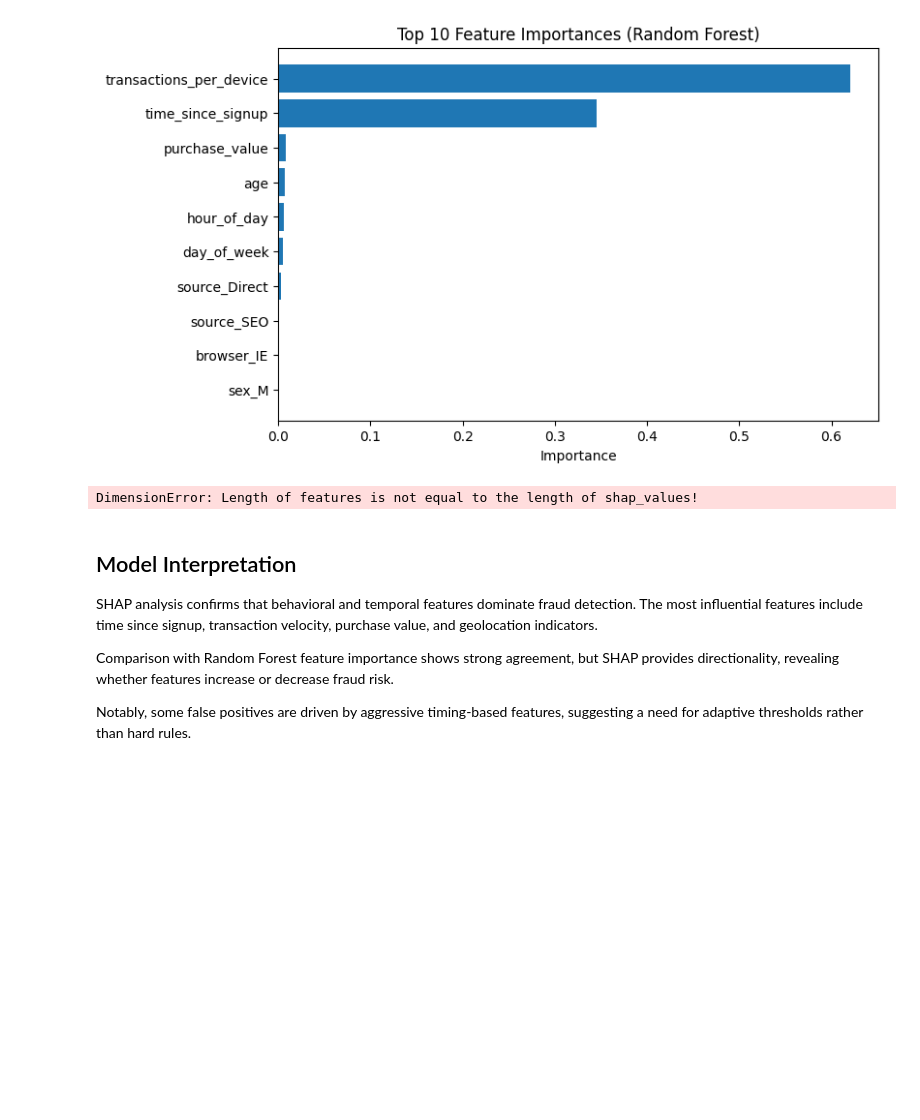
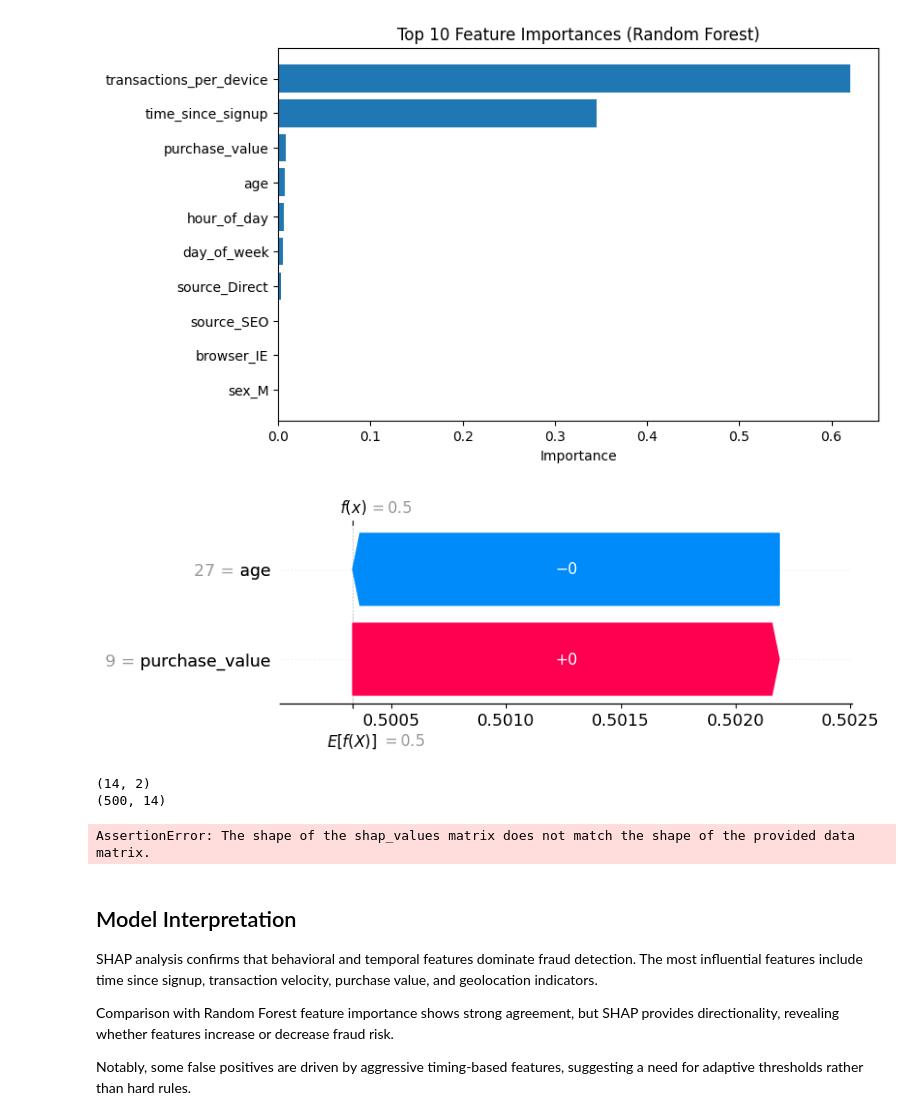
Before and after one commit to betsinat-amare/Improved-detection-of-fraud-cases-for-e-commerce-and-bank-transactions, a Jupyter notebook: notebooks/shap-explainability.ipynb, the cells around one changed output. Drawn from its saved outputs; the diff is of its cells as text; code cells hidden in the pictures; blank space fills up the shorter version.

```diff
--- a/notebooks/shap-explainability.ipynb
+++ b/notebooks/shap-explainability.ipynb
@@ -58,21 +58,39 @@ X_shap = X_test.sample(n=500, random_state=42)
 explainer = shap.TreeExplainer(rf_fraud)
 shap_values = explainer.shap_values(X_shap)
 # %%
-idx = 0  # index within X_shap
-shap.force_plot(
-    explainer.expected_value[1],
-    shap_values[1][idx],
-    X_shap.iloc[idx],
-    matplotlib=True
-)
+# Ensure SHAP values match feature count
+sv = shap_values[1][:, :X_shap.shape[1]]
-# %% [output]
-DimensionError: Length of features is not equal to the length of shap_values!
+# %%
+idx = 0  # pick any instance
+
+shap_exp = shap.Explanation(
+    values=sv[idx],
+    base_values=explainer.expected_value[1],
+    data=X_shap.iloc[idx],
+    feature_names=X_shap.columns
+)
+# %%
+shap.plots.waterfall(shap_exp, max_display=10)
+# %% [output]
+[figure, added]
 # %%
-shap.summary_plot(
-    shap_values[1],
-    X_test,
-    max_display=10
-)
+# Align SHAP values with feature matrix
+sv = shap_values[1][:, :X_shap.shape[1]]
+
+print(sv.shape)
+print(X_shap.shape)
+# %% [output]
+(14, 2)
+(500, 14)
+# %%
+shap.summary_plot(
+    sv,
+    X_shap,
+    plot_type="bar",
+    max_display=10
+)
+# %% [output]
+AssertionError: The shape of the shap_values matrix does not match the shape of the provided data matrix.
 # %%
 y_pred = rf_fraud.predict(X_test)
 # %%
```
Also changed, not shown: 1 other file.
